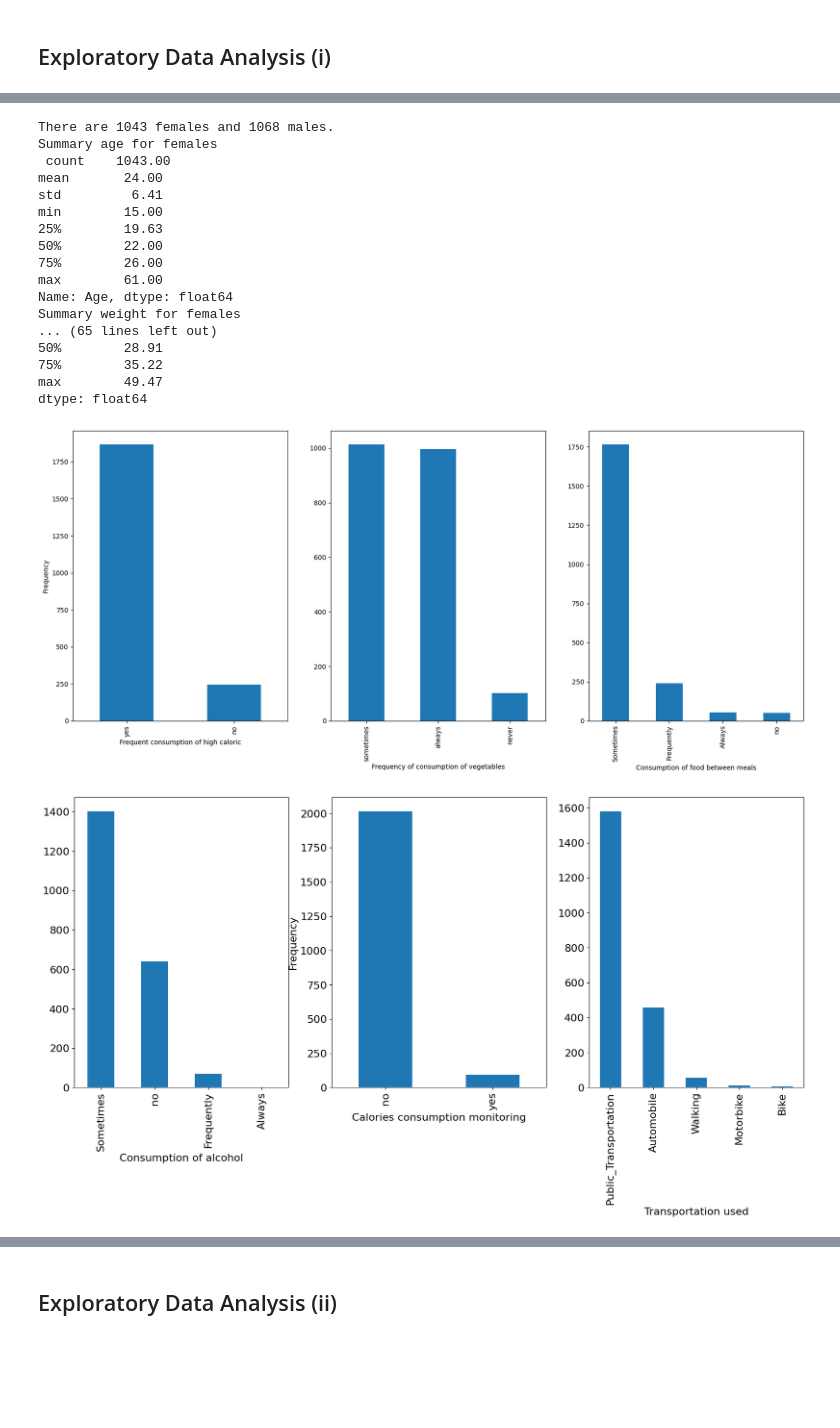
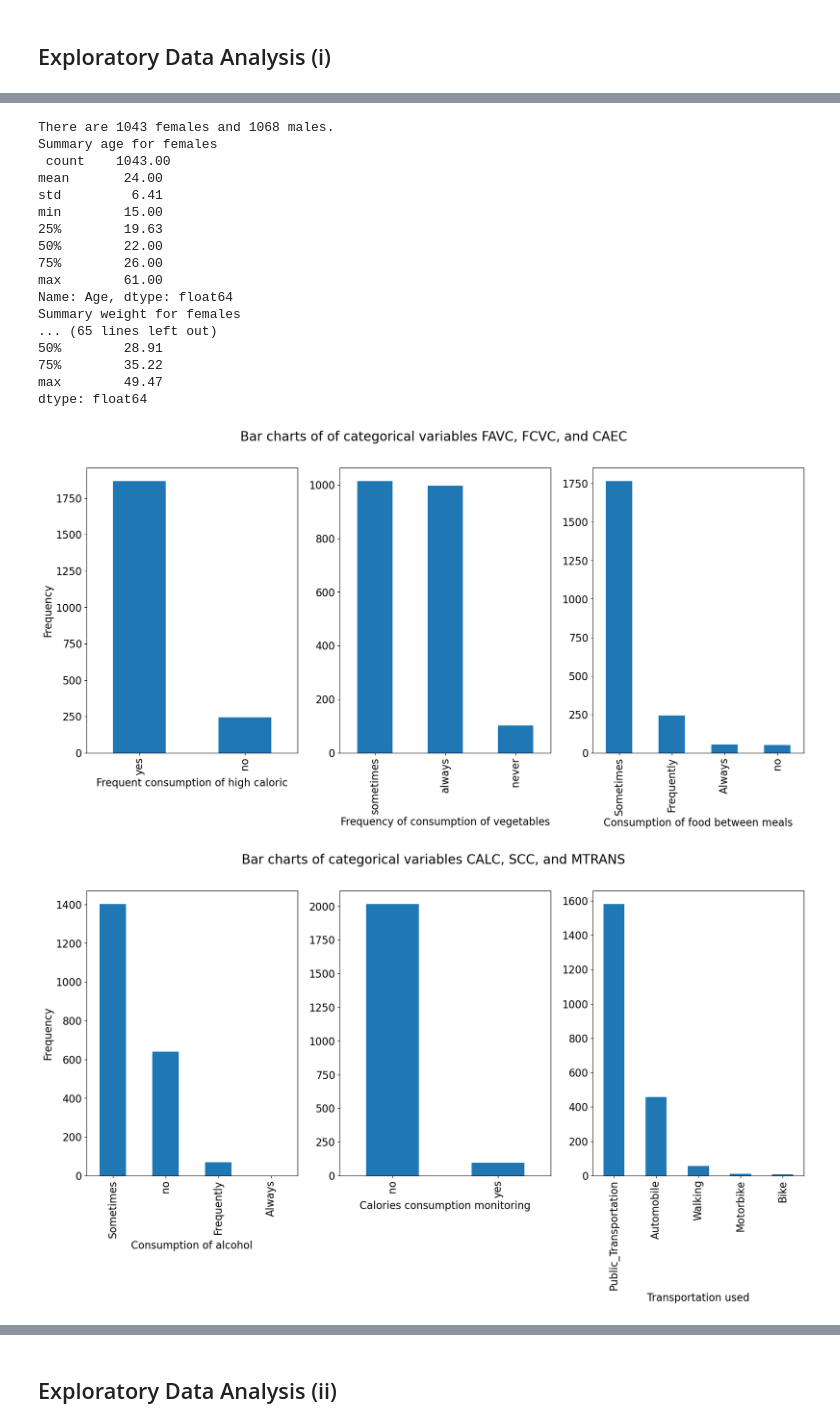
Before and after one commit to wacuna1/MS-AAI-v1, a Jupyter notebook: Project_Probability_Statistics.ipynb, the cells around one changed output, grey strips where cells are left out. Cells and saved outputs as stored; diff of their text form; code cells hidden in the pictures; blank space fills up the shorter version.

```diff
--- a/Project_Probability_Statistics.ipynb
+++ b/Project_Probability_Statistics.ipynb
@@ -67,7 +73,7 @@ for jj in range(len(BMI)):
         obesitylevel_bis[jj] = 0
     if BMI[jj] >= 24.9 and BMI[jj] < 29.9:
         obesitylevel[jj] = 2
-        obesitylevel_bis[jj] = 0
+        obesitylevel_bis[jj] =1
     if BMI[jj] >= 29.9 and BMI[jj] < 34.9:
         obesitylevel[jj] = 3
         obesitylevel_bis[jj] = 1
@@ -78,9 +84,10 @@ for jj in range(len(BMI)):
         obesitylevel[jj] = 5
         obesitylevel_bis[jj] = 1
 
+# obesitylevel_bisbis is a variable which marks abnormal BMI level (BMI >= 24.9), when a person is considered overweight or obese
 obesitylevel_bisbis = obesitylevel_bis.tolist() # convert obesitylevel_bis into a list
 obesitylevel_bisbis = pd.DataFrame(data = {'obesitylevel_bisbis': obesitylevel_bisbis}) # convert obesitylevel_bisbis into a dataframe
-obesitylevel_bisbis = obesitylevel_bisbis['obesitylevel_bisbis'].map({1: 'yes', 0: 'no'}) # Underweight: no, Normal: no, Overweight: no, Obesity I: yes, Obesity II: yes, Obesity III: yes
+obesitylevel_bisbis = obesitylevel_bisbis['obesitylevel_bisbis'].map({1: 'yes', 0: 'no'}) # Underweight: no, Normal: no, Overweight: yes, Obesity I: yes, Obesity II: yes, Obesity III: yes
 
 NObeyesdad = dataset['NObeyesdad'] # obesity level as saved in the dataset
 # %% [output]
@@ -148,53 +155,57 @@ plt.rcParams['font.size'] = '16'
 FAVC.value_counts().plot(ax = ax1, kind = 'bar', xlabel = 'Frequent consumption of high caloric', ylabel = 'Frequency')
 FCVC.value_counts().plot(ax = ax2, kind = 'bar', xlabel = 'Frequency of consumption of vegetables')
 CAEC.value_counts().plot(ax = ax3, kind = 'bar', xlabel = 'Consumption of food between meals')
+fig.suptitle('Bar charts of of categorical variables FAVC, FCVC, and CAEC', fontsize = 20)
 plt.savefig('Fig1.jpeg', bbox_inches='tight')
 plt.show()
 
 fig, (ax1, ax2, ax3) = plt.subplots(1, 3, figsize = (20,8))
 plt.rcParams['font.size'] = '16'
-CALC.value_counts().plot(ax = ax1, kind = 'bar', xlabel = 'Consumption of alcohol')
-SCC.value_counts().plot(ax = ax2, kind = 'bar', xlabel = 'Calories consumption monitoring', ylabel = 'Frequency')
+CALC.value_counts().plot(ax = ax1, kind = 'bar', xlabel = 'Consumption of alcohol', ylabel = 'Frequency')
+SCC.value_counts().plot(ax = ax2, kind = 'bar', xlabel = 'Calories consumption monitoring')
 MTRANS.value_counts().plot(ax = ax3, kind = 'bar', xlabel = 'Transportation used')
+fig.suptitle('Bar charts of categorical variables CALC, SCC, and MTRANS', fontsize = 20)
 plt.savefig('Fig2.jpeg', bbox_inches='tight')
 plt.show()
 
 fig, (ax1, ax2, ax3, ax4) = plt.subplots(1, 4, figsize = (20,8))
 ax1.hist(NCP, density = True)
 ax1.set_xlabel('Number of main meals')
+ax1.set_ylabel('Frequency')
 ax2.hist(CH2O, density = True)
 ax2.set_xlabel('Consumption of daily water')
 ax3.hist(FAF, density = True)
 ax3.set_xlabel('Physical activity frequency')
 ax4.hist(TUE, density = True)
 ax4.set_xlabel('Time using technology')
+fig.suptitle('Histograms of continuous variables NCP, CH2O, FAF, and TUE', fontsize = 20)
 plt.savefig('Fig3.jpeg', bbox_inches='tight')
 plt.show()
 
 fig, (ax1, ax2, ax3) = plt.subplots(1, 3, figsize = (18,8))
 dataset.groupby(['NObeyesdad', 'Gender']).size().unstack().plot(ax = ax1, kind = 'bar', stacked = True, xlabel = 'Obesity level', ylabel = 'Frequency', title = 'By gender')
 dataset.groupby(['NObeyesdad', 'family_history_with_overweight']).size().unstack().plot(ax = ax2, kind = 'bar', stacked = True, xlabel = 'Obesity level', title = 'By family history with overweight')
 dataset.groupby(['NObeyesdad', 'SMOKE']).size().unstack().plot(ax = ax3, kind = 'bar', stacked = True, xlabel = 'Obesity level', title = 'By smoke')
-# fig.suptitle('Relationships between obesity level and gender, family history and smoke ', fontsize = 14)
+fig.suptitle('Relationships between obesity level and gender, family history and smoke ', fontsize = 20)
 plt.savefig('Fig4.jpeg', bbox_inches='tight')
 plt.show()
 # %% [output]
 There are 1043 females and 1068 males.
 Summary age for females
  count    1043.00
 mean       24.00
 std         6.41
 min        15.00
 25%        19.63
 50%        22.00
 75%        26.00
 max        61.00
 Name: Age, dtype: float64
 Summary weight for females
 ... (65 lines left out)
 50%        28.91
 75%        35.22
 max        49.47
 dtype: float64
-[figure, old version]
+[figure, new version]
-[figure, old version]
+[figure, new version]
```
Also changed, not shown: parts of 10 cells of this notebook, 4 other files.
